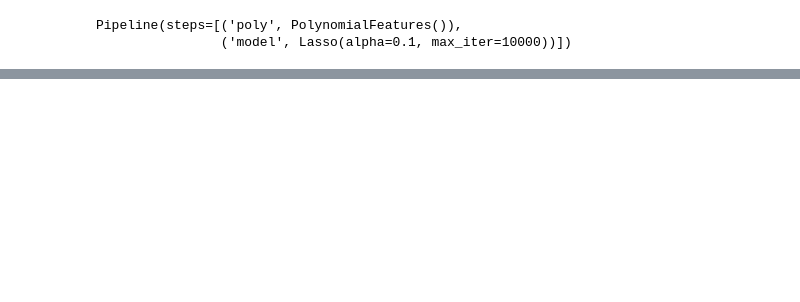
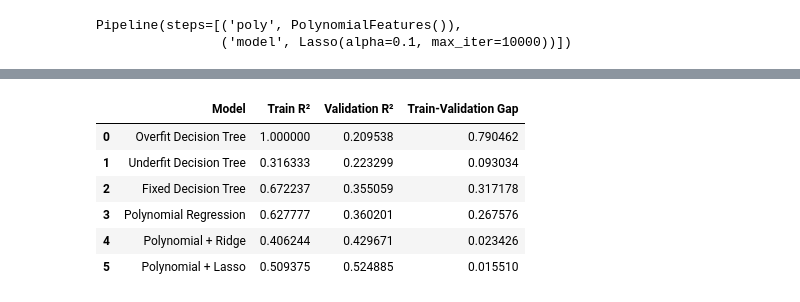
Before and after one commit to ghayda577/AI-ML-Training, a Jupyter notebook: Week4/Day3/Bias_Variance.ipynb, the cells around one changed output, grey strips where cells are left out. Saved outputs shown, nothing was run; the diff lists cells and outputs as text; code cells hidden in the pictures; blank space fills up the shorter version.

Commit message:
Add Day 3 Bias-Variance and Model Fit Lab

```diff
--- a/Week4/Day3/Bias_Variance.ipynb
+++ b/Week4/Day3/Bias_Variance.ipynb
@@ -188,14 +227,14 @@ fixed_model.fit(X_train, y_train)
 # %% [output]
 DecisionTreeRegressor(max_depth=5, random_state=42)
 # %%
-train_score = fixed_model.score(X_train, y_train)
-val_score = fixed_model.score(X_val, y_val)
+fixed_train_score = fixed_model.score(X_train, y_train)
+fixed_val_score = fixed_model.score(X_val, y_val)
 
-gap = train_score - val_score
+fixed_gap = abs(fixed_train_score - fixed_val_score)
 
-print(f"Train R²: {train_score:.4f}")
-print(f"Validation R²: {val_score:.4f}")
-print(f"Train-Validation Gap: {gap:.4f}")
+print(f"Train R²: {fixed_train_score:.4f}")
+print(f"Validation R²: {fixed_val_score:.4f}")
+print(f"Train-Validation Gap: {fixed_gap:.4f}")
 # %% [output]
 Train R²: 0.6722
 Validation R²: 0.3551
@@ -237,7 +293,7 @@ Pipeline(steps=[('poly', PolynomialFeatures()), ('model', LinearRegression())])
 poly_train_score = poly_model.score(X_train, y_train)
 poly_val_score = poly_model.score(X_val, y_val)
 
-poly_gap = poly_train_score - poly_val_score
+poly_gap = abs(poly_train_score - poly_val_score)
 
 print(f"Train R²: {poly_train_score:.4f}")
 print(f"Validation R²: {poly_val_score:.4f}")
@@ -277,7 +333,7 @@ Pipeline(steps=[('poly', PolynomialFeatures()), ('model', Ridge())])
 poly_ridge_train_score = poly_ridge_model.score(X_train, y_train)
 poly_ridge_val_score = poly_ridge_model.score(X_val, y_val)
 
-poly_ridge_gap = (
+poly_ridge_gap = abs (
     poly_ridge_train_score - poly_ridge_val_score
 )
 
@@ -322,7 +378,7 @@ Pipeline(steps=[('poly', PolynomialFeatures()),
 poly_lasso_train_score = poly_lasso_model.score(X_train, y_train)
 poly_lasso_val_score = poly_lasso_model.score(X_val, y_val)
 
-poly_lasso_gap = (
+poly_lasso_gap = abs(
     poly_lasso_train_score - poly_lasso_val_score
 )
 
@@ -347,0 +412,45 @@ Among the tested polynomial models, Lasso achieved the highest validation R² sc
+# %%
+results = pd.DataFrame({
+    "Model": [
+        "Overfit Decision Tree",
+        "Underfit Decision Tree",
+        "Fixed Decision Tree",
+        "Polynomial Regression",
+        "Polynomial + Ridge",
+        "Polynomial + Lasso"
+    ],
+    "Train R²": [
+        overfit_train_score,
+        underfit_train_score,
+        fixed_train_score,
+        poly_train_score,
+        poly_ridge_train_score,
+        poly_lasso_train_score
+    ],
+    "Validation R²": [
+        overfit_val_score,
+        underfit_val_score,
+        fixed_val_score,
+        poly_val_score,
+        poly_ridge_val_score,
+        poly_lasso_val_score
+    ],
+    "Train-Validation Gap": [
+        overfit_gap,
+        underfit_gap,
+        fixed_gap,
+        poly_gap,
+        poly_ridge_gap,
+        poly_lasso_gap
+    ]
+})
+
+results
+# %% [output]
+|  | Model | Train R² | Validation R² | Train-Validation Gap |
+| 0 | Overfit Decision Tree | 1.000000 | 0.209538 | 0.790462 |
+| 1 | Underfit Decision Tree | 0.316333 | 0.223299 | 0.093034 |
+| 2 | Fixed Decision Tree | 0.672237 | 0.355059 | 0.317178 |
+| 3 | Polynomial Regression | 0.627777 | 0.360201 | 0.267576 |
+| 4 | Polynomial + Ridge | 0.406244 | 0.429671 | 0.023426 |
+| 5 | Polynomial + Lasso | 0.509375 | 0.524885 | 0.015510 |
```
Also changed, not shown: parts of 26 cells of this notebook, 1 other file.
